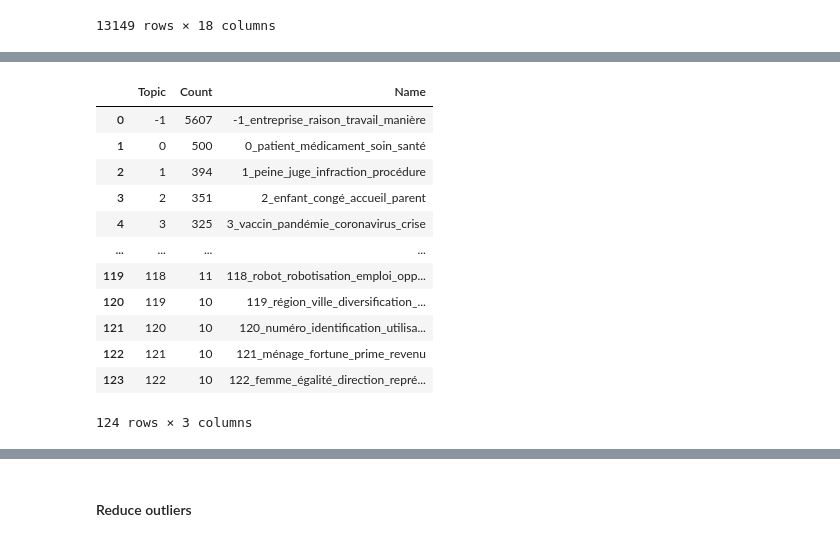
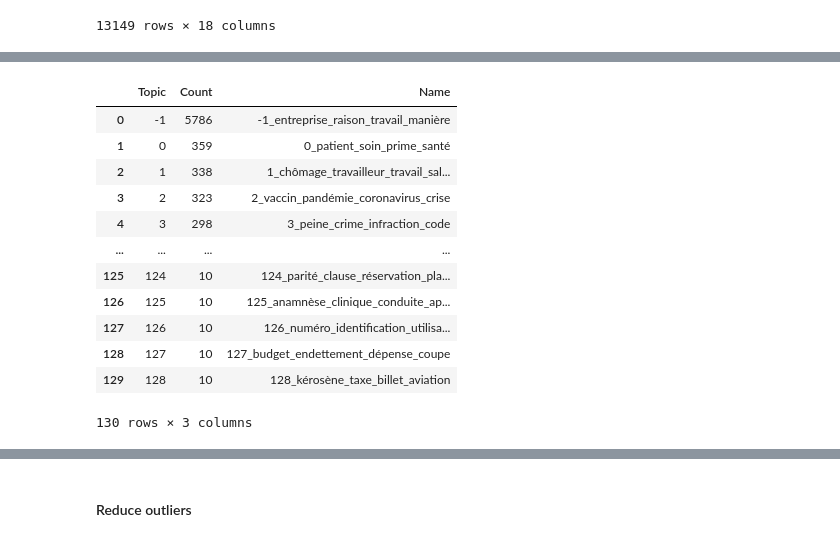
Before and after one commit to cgcrts/ef23_discours, a Jupyter notebook: topic_processing.ipynb, the cells around one changed output, grey strips where cells are left out. Drawn from its saved outputs; the diff is of its cells as text; code cells hidden in the pictures.

```diff
--- a/topic_processing.ipynb
+++ b/topic_processing.ipynb
@@ -739,0 +725,7 @@ J'aimerais également préciser à Mme Python que la mort des forêts est avant
+# %%
+with open('sample_1500.csv', encoding='utf-8') as file:
+    sample_cat = pd.read_csv(file).set_index('Unnamed: 0')
+    sample_cat.index.name = None
+
+sample_cat = sample_cat[['cat', 'transcript_words']]
+sample_cat
@@ -740,12 +765,10 @@ J'aimerais également préciser à Mme Python que la mort des forêts est avant
 # %% [markdown]
 #### Semi-supervised
 # %%
-with open('sample_cat_4.csv', encoding='utf-8') as file:
+with open('sample_1500.csv', encoding='utf-8') as file:
     sample_cat = pd.read_csv(file).set_index('Unnamed: 0')
     sample_cat.index.name = None
 
-# fill correct cat in cat column
-sample_cat['cat'] = sample_cat['cat'].fillna(sample_cat['topic_name'])
 sample_cat = sample_cat[['cat']]
 sample_cat
 # %% [output]
@@ -765,4 +788,4 @@ sample_cat
 # %%
-category_names = list(sample_cat['cat'].unique())
+category_names = sorted(sample_cat['cat'].unique())
 category_names
 # %% [output]
@@ -870,7 +883,7 @@ y
 test_model = BERTopic(umap_model=umap_model, calculate_probabilities=True, language='french', verbose=True)
 
 # Run BERTopic model
-docs = processed_transcript['text_lemmatized'].to_list()
-topics, probabilities = test_model.fit_transform(docs, y=y)
+test_docs = processed_transcript['text_lemmatized'].to_list()
+test_topics, test_probabilities = test_model.fit_transform(test_docs, y=y)
 test_model.get_topic_info()
 # %% [output]
@@ -880,14 +893,14 @@ test_model.get_topic_info()
 |  | Topic | Count | Name |
-| 0 | -1 | 5607 | -1_entreprise_raison_travail_manière |
-| 1 | 0 | 500 | 0_patient_médicament_soin_santé |
-| 2 | 1 | 394 | 1_peine_juge_infraction_procédure |
-| 3 | 2 | 351 | 2_enfant_congé_accueil_parent |
-| 4 | 3 | 325 | 3_vaccin_pandémie_coronavirus_crise |
+| 0 | -1 | 5786 | -1_entreprise_raison_travail_manière |
+| 1 | 0 | 359 | 0_patient_soin_prime_santé |
+| 2 | 1 | 338 | 1_chômage_travailleur_travail_sal... |
+| 3 | 2 | 323 | 2_vaccin_pandémie_coronavirus_crise |
+| 4 | 3 | 298 | 3_peine_crime_infraction_code |
 | ... | ... | ... | ... |
-| 119 | 118 | 11 | 118_robot_robotisation_emploi_opp... |
-| 120 | 119 | 10 | 119_région_ville_diversification_... |
-| 121 | 120 | 10 | 120_numéro_identification_utilisa... |
-| 122 | 121 | 10 | 121_ménage_fortune_prime_revenu |
-| 123 | 122 | 10 | 122_femme_égalité_direction_repré... |
+| 125 | 124 | 10 | 124_parité_clause_réservation_pla... |
+| 126 | 125 | 10 | 125_anamnèse_clinique_conduite_ap... |
+| 127 | 126 | 10 | 126_numéro_identification_utilisa... |
+| 128 | 127 | 10 | 127_budget_endettement_dépense_coupe |
+| 129 | 128 | 10 | 128_kérosène_taxe_billet_aviation |
-124 rows × 3 columns
+130 rows × 3 columns
 # %%
```
Also changed, not shown: parts of 26 cells of this notebook, 2 other files.
